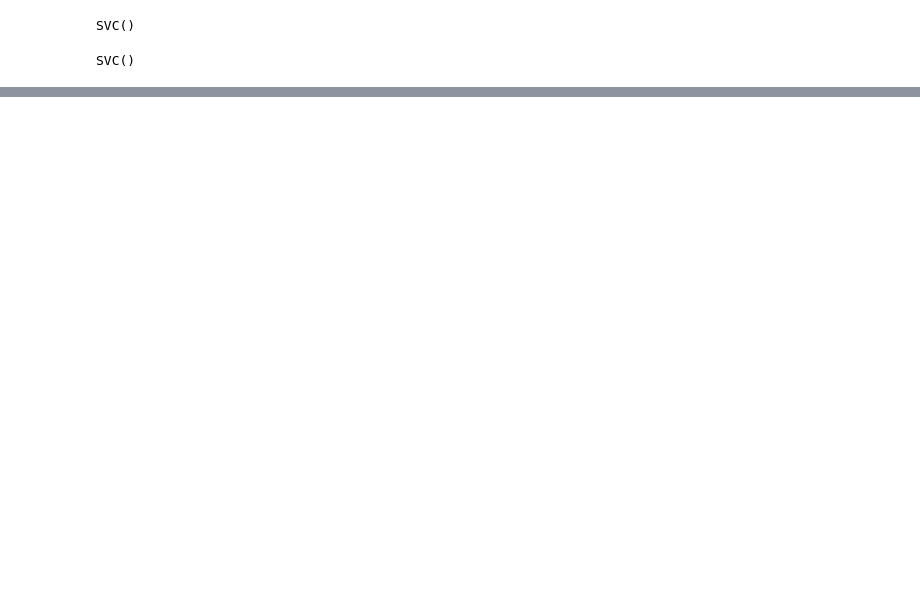
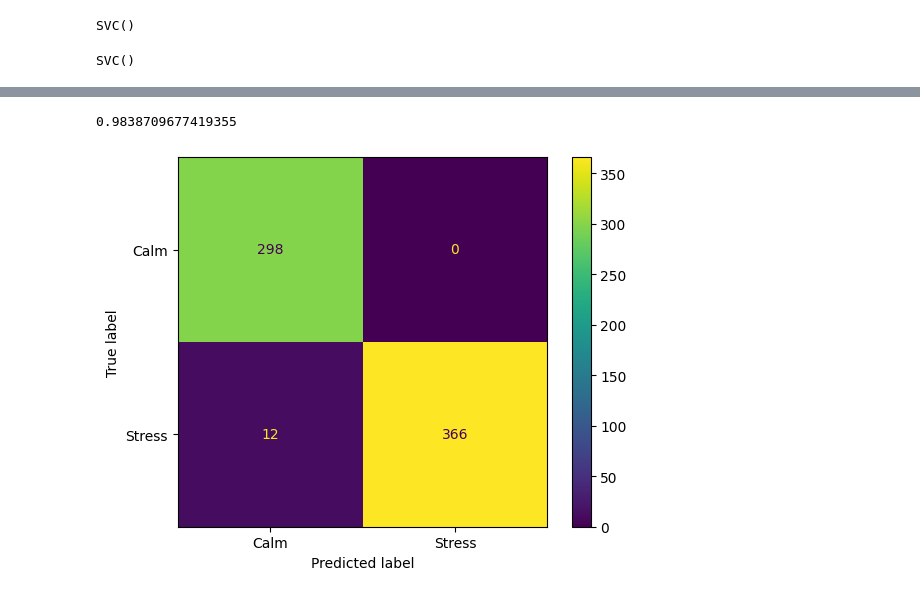
Before and after one commit to shouryaeaga/Big-Bang-Fair-Project, a Jupyter notebook: Remote System/train.ipynb, the cells around one changed output, grey strips where cells are left out. Saved outputs shown, nothing was run; the diff lists cells and outputs as text; code cells hidden in the pictures; blank space fills up the shorter version.

```diff
--- a/Remote System/train.ipynb
+++ b/Remote System/train.ipynb
@@ -215,0 +217,14 @@ print(cm)
+# %%
+from sklearn.ensemble import RandomForestClassifier
+
+rf = RandomForestClassifier()
+# %%
+param_grid_rf = {
+    'max_depth': [3,5,7,10],
+    'n_estimators': [100, 200, 300, 400, 500],
+    'max_features': [10, 20, 30 , 40],
+    'min_samples_leaf': [1, 2, 4]
+}
+
+grid_rf = GridSearchCV(rf, param_grid_rf, scoring='f1', n_jobs=-1, verbose=3)
+grid_rf.fit(X_train, np.ravel(Y_train))
@@ -215,0 +255,11 @@ print(cm)
+# %%
+grid_rf.score(X_test, Y_test)
+# %% [output]
+0.9838709677419355
+# %%
+cm_rf = confusion_matrix(Y_test, grid_rf.predict(X_test))
+disp = ConfusionMatrixDisplay(cm_rf, display_labels=["Calm", "Stress"])
+disp.plot()
+plt.show()
+# %% [output]
+[figure, added]
```
Also changed, not shown: parts of 14 cells of this notebook.
